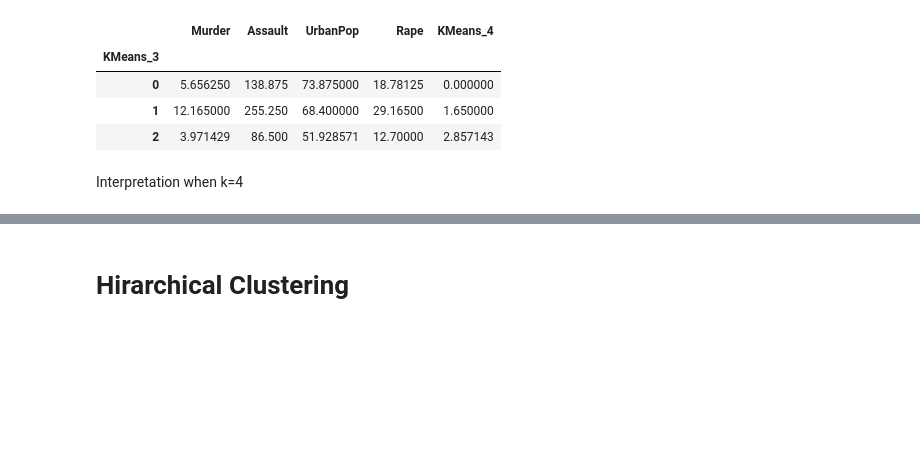
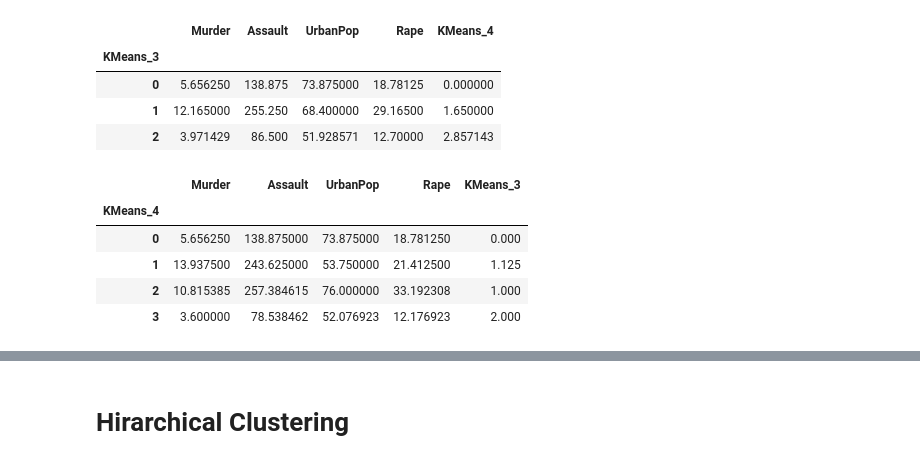
Before and after one commit to SuryaBhaskar33/Data_Science, a Jupyter notebook: 7_Clustring/CEIME/Crime_data.ipynb, the cells around one changed output, grey strips where cells are left out. Saved outputs shown, nothing was run; the diff lists cells and outputs as text; code cells hidden in the pictures; blank space fills up the shorter version.

```diff
--- a/7_Clustring/CEIME/Crime_data.ipynb
+++ b/7_Clustring/CEIME/Crime_data.ipynb
@@ -162,8 +167,15 @@ crime_data.groupby("KMeans_3").agg(("mean"))
 | 0 | 5.656250 | 138.875 | 73.875000 | 18.78125 | 0.000000 |
 | 1 | 12.165000 | 255.250 | 68.400000 | 29.16500 | 1.650000 |
 | 2 | 3.971429 | 86.500 | 51.928571 | 12.70000 | 2.857143 |
-# %% [markdown]
-Interpretation when k=4
+# %%
+crime_data.groupby("KMeans_4").agg(("mean"))
+# %% [output]
+|  | Murder | Assault | UrbanPop | Rape | KMeans_3 |
+| KMeans_4 |  |  |  |  |  |
+| 0 | 5.656250 | 138.875000 | 73.875000 | 18.781250 | 0.000 |
+| 1 | 13.937500 | 243.625000 | 53.750000 | 21.412500 | 1.125 |
+| 2 | 10.815385 | 257.384615 | 76.000000 | 33.192308 | 1.000 |
+| 3 | 3.600000 | 78.538462 | 52.076923 | 12.176923 | 2.000 |
 # %%
 for i in range(0,4):
     plt.figure(figsize=(5,5))
```
Also changed, not shown: parts of 5 cells of this notebook, 3 other files.
